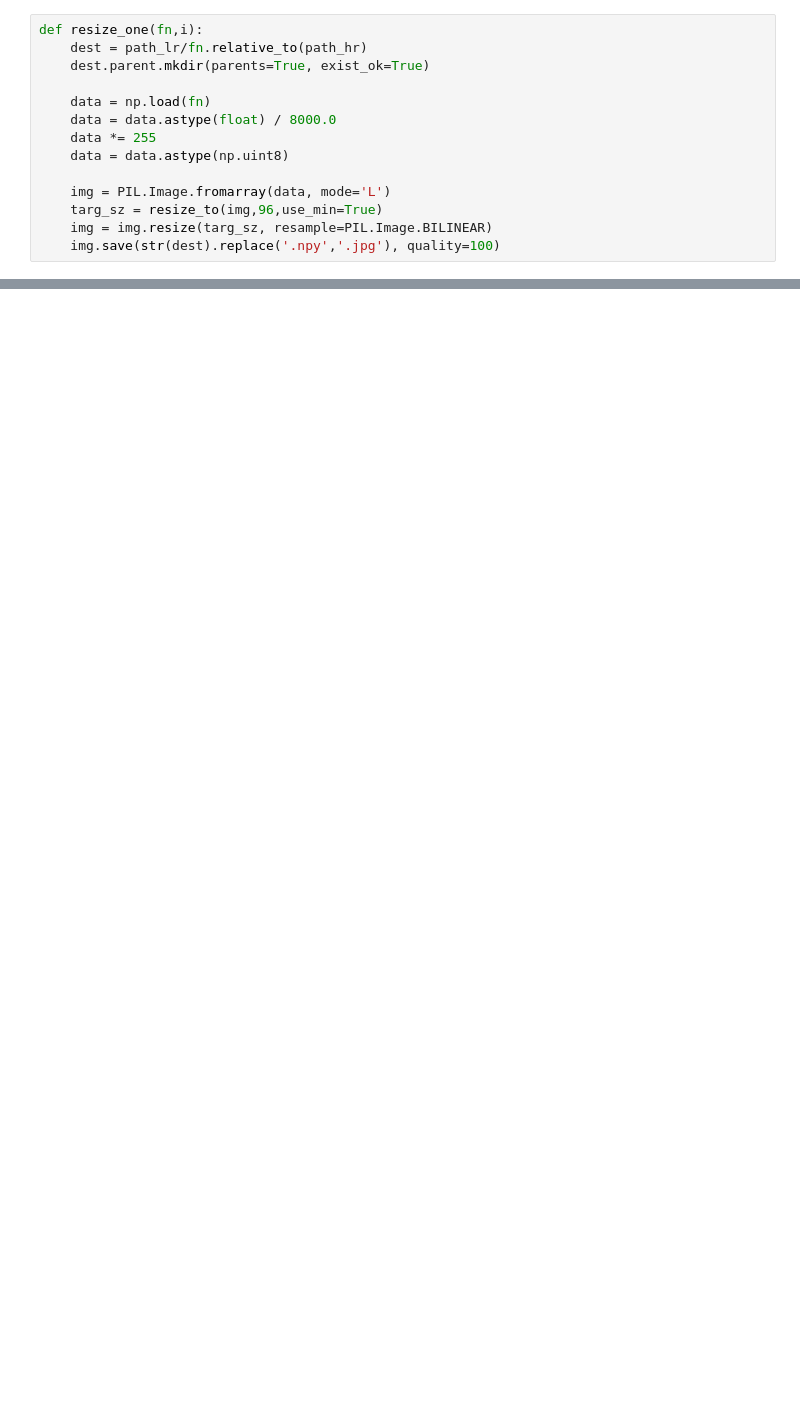
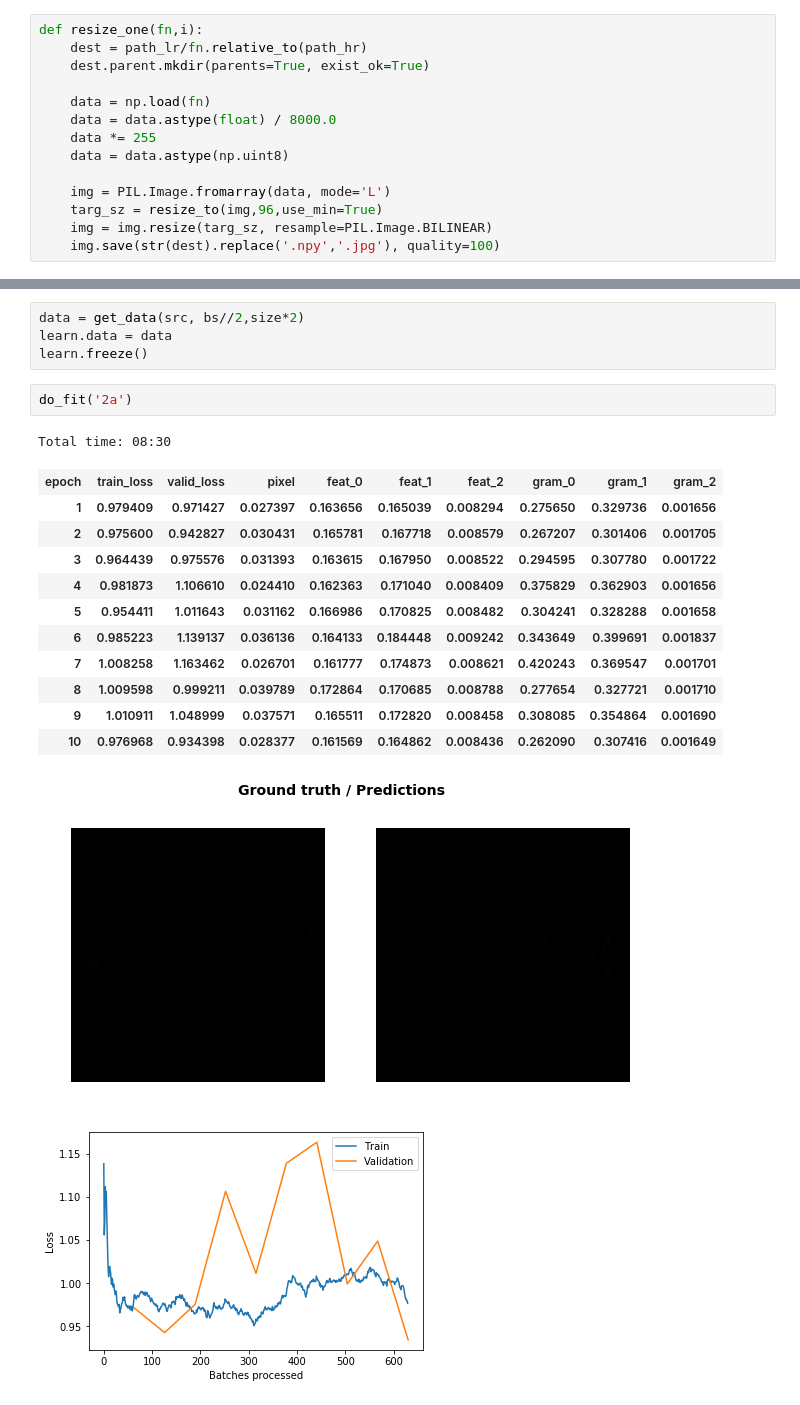
Before and after one commit to WAMRI-AI/salk, a Jupyter notebook: uri/raw-downsample.ipynb, the cells around one changed output, grey strips where cells are left out. Cells and saved outputs as stored; diff of their text form; blank space fills up the shorter version.

```diff
--- a/uri/raw-downsample.ipynb
+++ b/uri/raw-downsample.ipynb
@@ -111,0 +205,21 @@ img = data.train_ds[0][1]
+# %%
+data = get_data(src, bs//2,size*2)
+learn.data = data
+learn.freeze()
+# %%
+do_fit('2a')
+# %% [output]
+Total time: 08:30
+| epoch | train_loss | valid_loss | pixel | feat_0 | feat_1 | feat_2 | gram_0 | gram_1 | gram_2 |
+| 1 | 0.979409 | 0.971427 | 0.027397 | 0.163656 | 0.165039 | 0.008294 | 0.275650 | 0.329736 | 0.001656 |
+| 2 | 0.975600 | 0.942827 | 0.030431 | 0.165781 | 0.167718 | 0.008579 | 0.267207 | 0.301406 | 0.001705 |
+| 3 | 0.964439 | 0.975576 | 0.031393 | 0.163615 | 0.167950 | 0.008522 | 0.294595 | 0.307780 | 0.001722 |
+| 4 | 0.981873 | 1.106610 | 0.024410 | 0.162363 | 0.171040 | 0.008409 | 0.375829 | 0.362903 | 0.001656 |
+| 5 | 0.954411 | 1.011643 | 0.031162 | 0.166986 | 0.170825 | 0.008482 | 0.304241 | 0.328288 | 0.001658 |
+| 6 | 0.985223 | 1.139137 | 0.036136 | 0.164133 | 0.184448 | 0.009242 | 0.343649 | 0.399691 | 0.001837 |
+| 7 | 1.008258 | 1.163462 | 0.026701 | 0.161777 | 0.174873 | 0.008621 | 0.420243 | 0.369547 | 0.001701 |
+| 8 | 1.009598 | 0.999211 | 0.039789 | 0.172864 | 0.170685 | 0.008788 | 0.277654 | 0.327721 | 0.001710 |
+| 9 | 1.010911 | 1.048999 | 0.037571 | 0.165511 | 0.172820 | 0.008458 | 0.308085 | 0.354864 | 0.001690 |
+| 10 | 0.976968 | 0.934398 | 0.028377 | 0.161569 | 0.164862 | 0.008436 | 0.262090 | 0.307416 | 0.001649 |
+[figure, added]
+[figure, added]
```
Also changed, not shown: parts of 26 cells of this notebook.
